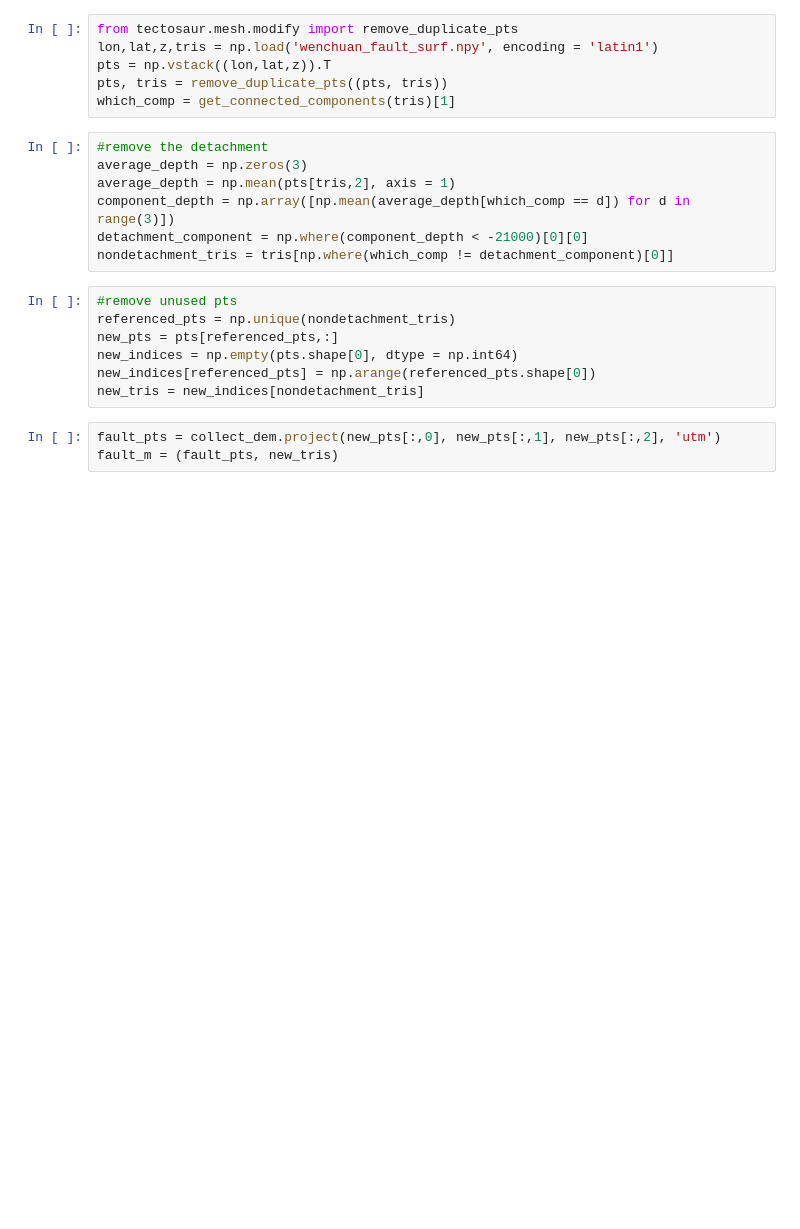
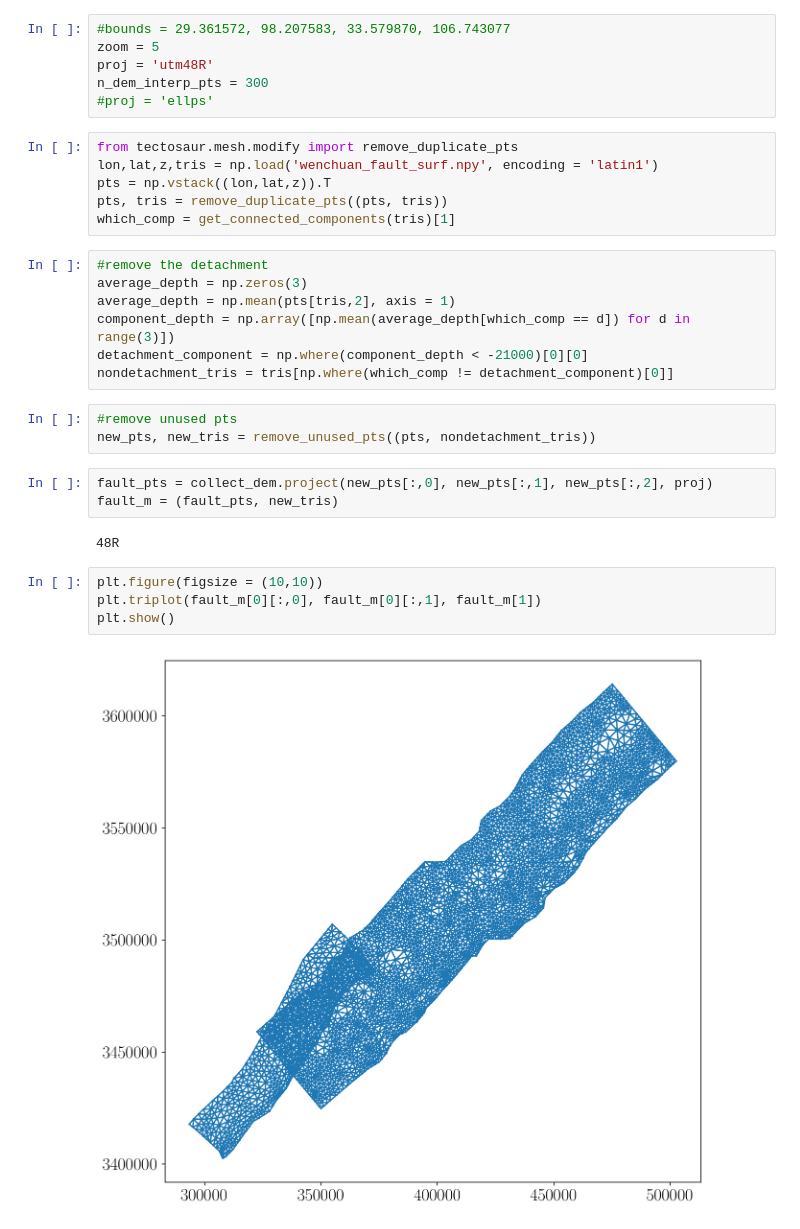
Before and after one commit to tbenthompson/topo_paper, a Jupyter notebook: jupyter/wenchuan/wenchuan.ipynb, the cells around one changed output. Cells and saved outputs as stored; diff of their text form; blank space fills up the shorter version.

```diff
--- a/jupyter/wenchuan/wenchuan.ipynb
+++ b/jupyter/wenchuan/wenchuan.ipynb
@@ -31,3 +118,9 @@ proj_m = (proj_pts, tris)
+# %%
+#bounds = 29.361572, 98.207583, 33.579870, 106.743077
+zoom = 5
+proj = 'utm48R'
+n_dem_interp_pts = 300
+#proj = 'ellps'
 # %%
 from tectosaur.mesh.modify import remove_duplicate_pts
 lon,lat,z,tris = np.load('wenchuan_fault_surf.npy', encoding = 'latin1')
@@ -41,13 +134,17 @@ average_depth = np.mean(pts[tris,2], axis = 1)
 component_depth = np.array([np.mean(average_depth[which_comp == d]) for d in range(3)])
 detachment_component = np.where(component_depth < -21000)[0][0]
 nondetachment_tris = tris[np.where(which_comp != detachment_component)[0]]
-# %%
-#remove unused pts
-referenced_pts = np.unique(nondetachment_tris)
-new_pts = pts[referenced_pts,:]
-new_indices = np.empty(pts.shape[0], dtype = np.int64)
-new_indices[referenced_pts] = np.arange(referenced_pts.shape[0])
-new_tris = new_indices[nondetachment_tris]
+# %%
+#remove unused pts
+new_pts, new_tris = remove_unused_pts((pts, nondetachment_tris))
 # %%
-fault_pts = collect_dem.project(new_pts[:,0], new_pts[:,1], new_pts[:,2], 'utm')
+fault_pts = collect_dem.project(new_pts[:,0], new_pts[:,1], new_pts[:,2], proj)
 fault_m = (fault_pts, new_tris)
+# %% [output]
+48R
+# %%
+plt.figure(figsize = (10,10))
+plt.triplot(fault_m[0][:,0], fault_m[0][:,1], fault_m[1])
+plt.show()
+# %% [output]
+[figure, added]
```
Also changed, not shown: parts of 29 cells of this notebook, 4 other files.
